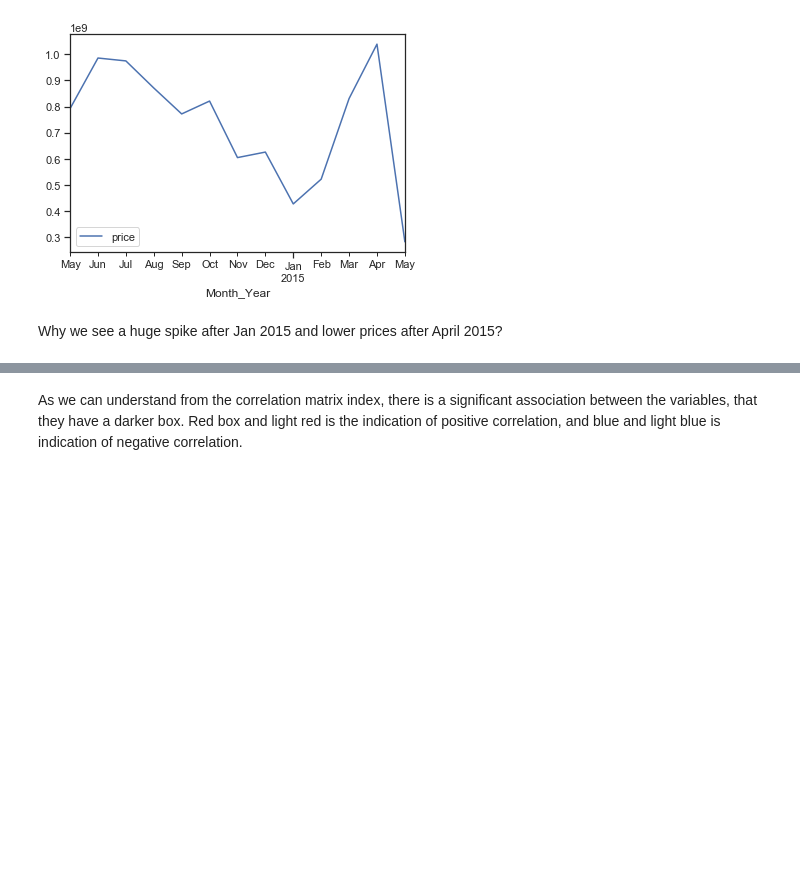
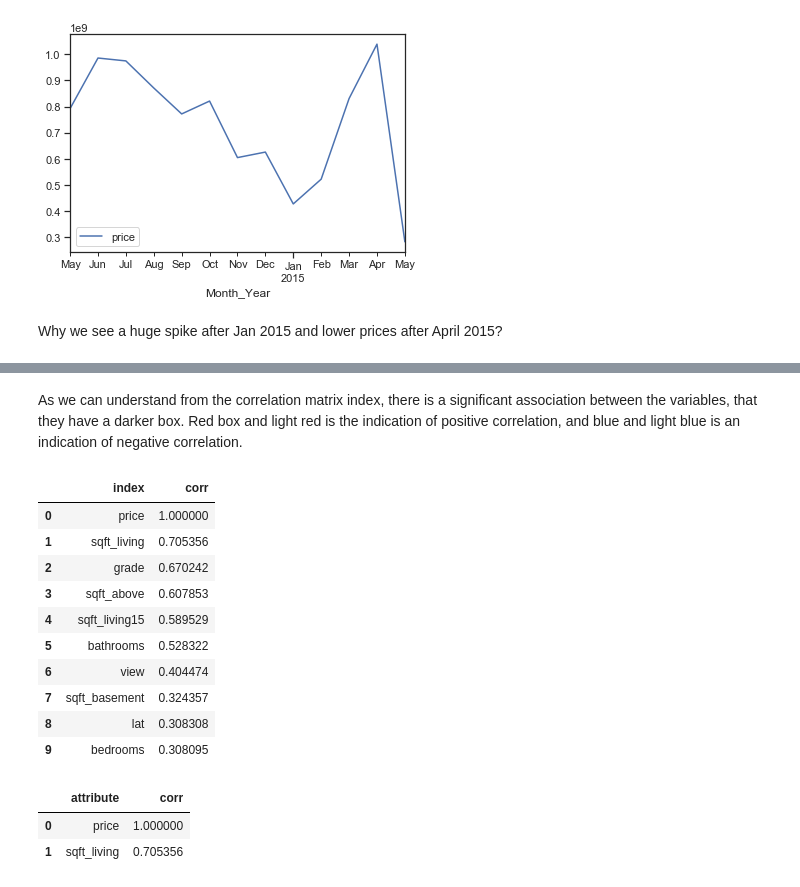
Before and after one commit to ruddysimon/ADS500B-Project, a Jupyter notebook: HouseSalesWashington.ipynb, the cells around one changed output, grey strips where cells are left out. Cells and saved outputs as stored; diff of their text form; code cells hidden in the pictures; blank space fills up the shorter version.

```diff
--- a/HouseSalesWashington.ipynb
+++ b/HouseSalesWashington.ipynb
@@ -374,4 +374,29 @@ corr.style.background_gradient(cmap='coolwarm')
 | Year | 0.00192045 | -0.0130208 | -0.0288272 | -0.0271978 | 0.00762575 | -0.0239633 | -0.00328416 | 0.000361352 | -0.0486651 | -0.0322156 | ... |
 | Month | -0.00957848 | 0.0025714 | 0.0109134 | 0.0107511 | -0.00322909 | 0.015838 | 0.00397269 | -0.00535692 | 0.0235035 | 0.00970481 | ... |
 # %% [markdown]
-As we can understand from the correlation matrix index, there is a significant association between the  variables, that they have a darker box. Red box and light red is the indication of positive correlation, and blue and light blue is indication of negative correlation.
+As we can understand from the correlation matrix index, there is a significant association between the variables, that they have a darker box. Red box and light red is the indication of positive correlation, and blue and light blue is an indication of negative correlation.
+# %%
+# Let's find out the correlation between price and other values
+price_corr = houseSalesDF.corr()["price"].sort_values(ascending=False)
+price_corrdf = price_corr.reset_index(name="corr")
+price_corrdf.head(10)
+# %% [output]
+|  | index | corr |
+| 0 | price | 1.000000 |
+| 1 | sqft_living | 0.705356 |
+| 2 | grade | 0.670242 |
+| 3 | sqft_above | 0.607853 |
+| 4 | sqft_living15 | 0.589529 |
+| 5 | bathrooms | 0.528322 |
+| 6 | view | 0.404474 |
+| 7 | sqft_basement | 0.324357 |
+| 8 | lat | 0.308308 |
+| 9 | bedrooms | 0.308095 |
+# %%
+# high correlation is between 0.7 - 1.0
+high_price_corr = price_corrdf[price_corrdf["corr"] > 0.7]
+high_price_corr.rename(columns={'index':'attribute'})
+# %% [output]
+|  | attribute | corr |
+| 0 | price | 1.000000 |
+| 1 | sqft_living | 0.705356 |
```
Also changed, not shown: parts of 3 cells of this notebook.
